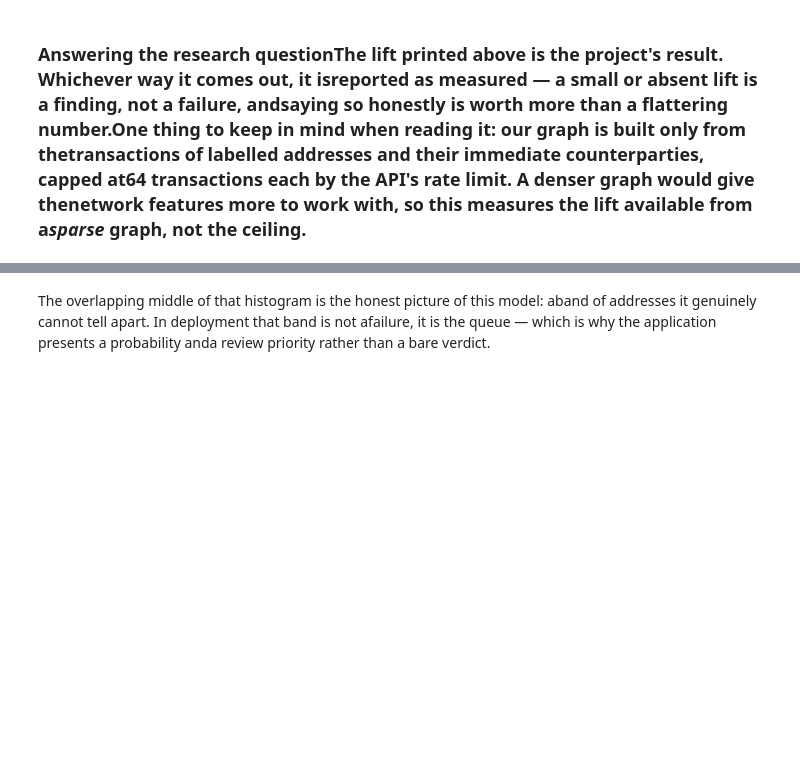
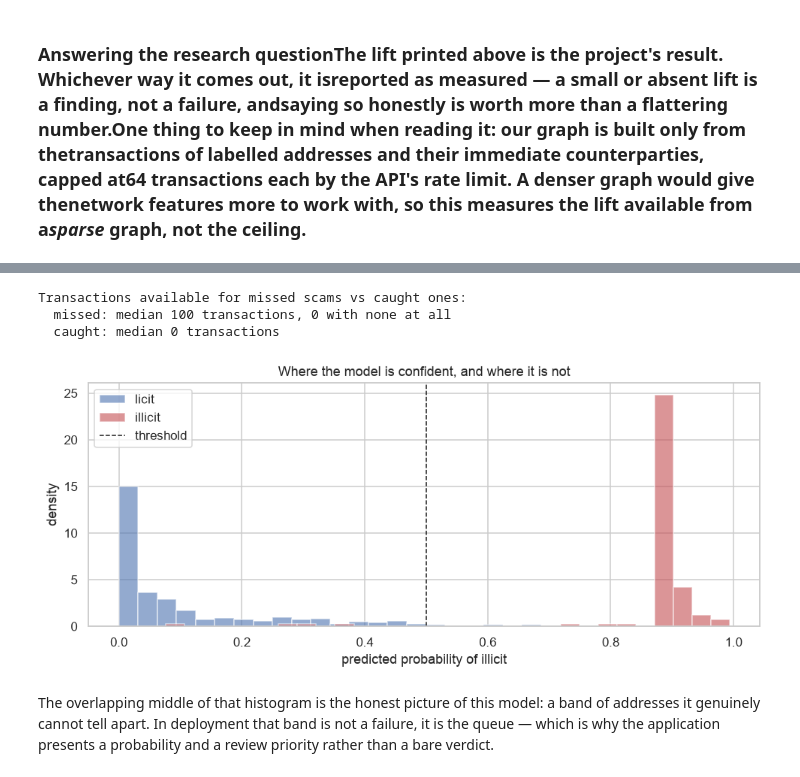
Before and after one commit to SanskritiAcharya/eth-illicit-detection, a Jupyter notebook: notebooks/02_modeling.ipynb, the cells around one changed output, grey strips where cells are left out. Cells and saved outputs as stored; diff of their text form; code cells hidden in the pictures; blank space fills up the shorter version.

```diff
--- a/notebooks/02_modeling.ipynb
+++ b/notebooks/02_modeling.ipynb
@@ -39,2 +269,22 @@ fig, axes = plt.subplots(1, 3, figsize=(16, 4.5))matrix = confusion_matrix(y_tru
 # %%
-# What do the mistakes look like? Compare the missed scams against the ones caught.errors = test.copy()errors["predicted"] = y_prederrors["probability"] = y_scoremissed = errors[(errors.label == 1) & (errors.predicted == 0)]caught = errors[(errors.label == 1) & (errors.predicted == 1)]false_alarms = errors[(errors.label == 0) & (errors.predicted == 1)]print(f"missed scams: {len(missed)}   caught: {len(caught)}   false alarms: {len(false_alarms)}")print()compare = pd.DataFrame({    "missed (FN)": missed[["n_tx", "n_counterparties", "lifetime_days",                           "total_eth_received", "degree"]].mean(),    "caught (TP)": caught[["n_tx", "n_counterparties", "lifetime_days",                           "total_eth_received", "degree"]].mean(),    "false alarm (FP)": false_alarms[["n_tx", "n_counterparties", "lifetime_days",                                      "total_eth_received", "degree"]].mean(),}).round(2)display(compare)
+# What do the mistakes look like? Compare the missed scams against the ones caught.
+errors = test.copy()
+errors["predicted"] = y_pred
+errors["probability"] = y_score
+
+missed = errors[(errors.label == 1) & (errors.predicted == 0)]
+caught = errors[(errors.label == 1) & (errors.predicted == 1)]
+false_alarms = errors[(errors.label == 0) & (errors.predicted == 1)]
+
+print(f"missed scams: {len(missed)}   caught: {len(caught)}   false alarms: {len(false_alarms)}")
+print()
+
+compare = pd.DataFrame({
+    "missed (FN)": missed[["n_tx", "n_counterparties", "lifetime_days",
+                           "total_eth_received", "degree"]].mean(),
+    "caught (TP)": caught[["n_tx", "n_counterparties", "lifetime_days",
+                           "total_eth_received", "degree"]].mean(),
+    "false alarm (FP)": false_alarms[["n_tx", "n_counterparties", "lifetime_days",
+                                      "total_eth_received", "degree"]].mean(),
+}).round(2)
+display(compare)
@@ -41,3 +299,26 @@ fig, axes = plt.subplots(1, 3, figsize=(16, 4.5))matrix = confusion_matrix(y_tru
 # %%
-print("Transactions available for missed scams vs caught ones:")print(f"  missed: median {missed['n_tx'].median():.0f} transactions, "      f"{(missed['n_tx'] == 0).sum()} with none at all")print(f"  caught: median {caught['n_tx'].median():.0f} transactions")print()plt.figure(figsize=(9, 4))plt.hist(errors[errors.label == 0]["probability"], bins=30, alpha=0.6,         label="licit", color="#4c72b0", density=True)plt.hist(errors[errors.label == 1]["probability"], bins=30, alpha=0.6,         label="illicit", color="#c44e52", density=True)plt.axvline(0.5, ls="--", c="k", lw=1, label="threshold")plt.xlabel("predicted probability of illicit")plt.ylabel("density")plt.title("Where the model is confident, and where it is not")plt.legend()plt.tight_layout()plt.savefig(FIGURES / "probability_distribution.png", bbox_inches="tight")plt.show()
+print("Transactions available for missed scams vs caught ones:")
+print(f"  missed: median {missed['n_tx'].median():.0f} transactions, "
+      f"{(missed['n_tx'] == 0).sum()} with none at all")
+print(f"  caught: median {caught['n_tx'].median():.0f} transactions")
+print()
+
+plt.figure(figsize=(9, 4))
+plt.hist(errors[errors.label == 0]["probability"], bins=30, alpha=0.6,
+         label="licit", color="#4c72b0", density=True)
+plt.hist(errors[errors.label == 1]["probability"], bins=30, alpha=0.6,
+         label="illicit", color="#c44e52", density=True)
+plt.axvline(0.5, ls="--", c="k", lw=1, label="threshold")
+plt.xlabel("predicted probability of illicit")
+plt.ylabel("density")
+plt.title("Where the model is confident, and where it is not")
+plt.legend()
+plt.tight_layout()
+plt.savefig(FIGURES / "probability_distribution.png", bbox_inches="tight")
+plt.show()
+# %% [output]
+Transactions available for missed scams vs caught ones:
+  missed: median 100 transactions, 0 with none at all
+  caught: median 0 transactions
+[figure, added]
 # %% [markdown]
```
Also changed, not shown: parts of 22 cells of this notebook, 9 other files.
